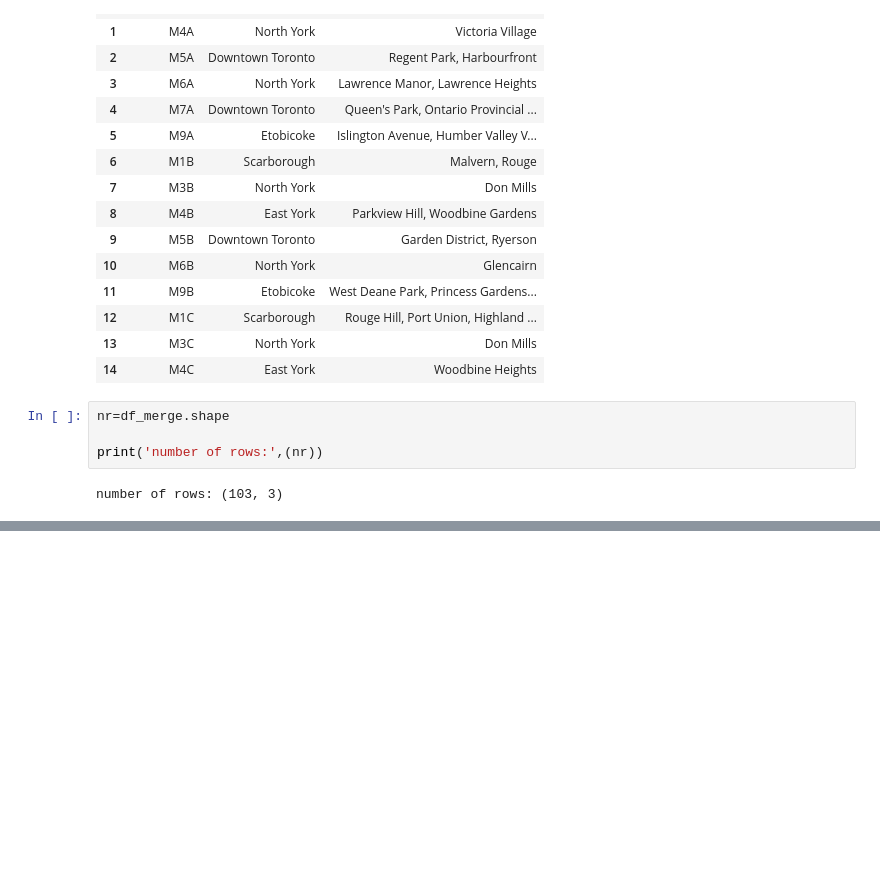
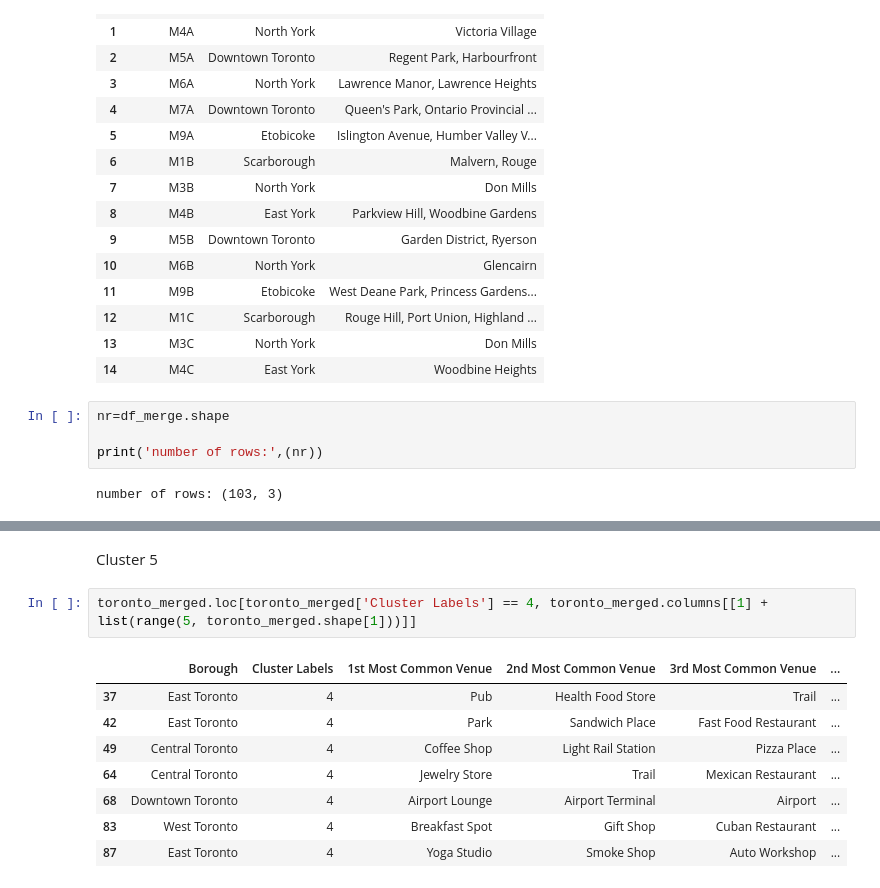
Before and after one commit to charlottewantung/Coursera_Capstone, a Jupyter notebook: Segmenting and Clustering Neighborhoods in Toronto.ipynb, the cells around one changed output, grey strips where cells are left out. Drawn from its saved outputs; the diff is of its cells as text; blank space fills up the shorter version.

```diff
--- a/Segmenting and Clustering Neighborhoods in Toronto.ipynb
+++ b/Segmenting and Clustering Neighborhoods in Toronto.ipynb
@@ -78,0 +395,13 @@ number of rows: (103, 3)
+# %% [markdown]
+Cluster 5
+# %%
+toronto_merged.loc[toronto_merged['Cluster Labels'] == 4, toronto_merged.columns[[1] + list(range(5, toronto_merged.shape[1]))]]
+# %% [output]
+|  | Borough | Cluster Labels | 1st Most Common Venue | 2nd Most Common Venue | 3rd Most Common Venue | ... |
+| 37 | East Toronto | 4 | Pub | Health Food Store | Trail | ... |
+| 42 | East Toronto | 4 | Park | Sandwich Place | Fast Food Restaurant | ... |
+| 49 | Central Toronto | 4 | Coffee Shop | Light Rail Station | Pizza Place | ... |
+| 64 | Central Toronto | 4 | Jewelry Store | Trail | Mexican Restaurant | ... |
+| 68 | Downtown Toronto | 4 | Airport Lounge | Airport Terminal | Airport | ... |
+| 83 | West Toronto | 4 | Breakfast Spot | Gift Shop | Cuban Restaurant | ... |
+| 87 | East Toronto | 4 | Yoga Studio | Smoke Shop | Auto Workshop | ... |
```
Also changed, not shown: parts of 31 cells of this notebook.
